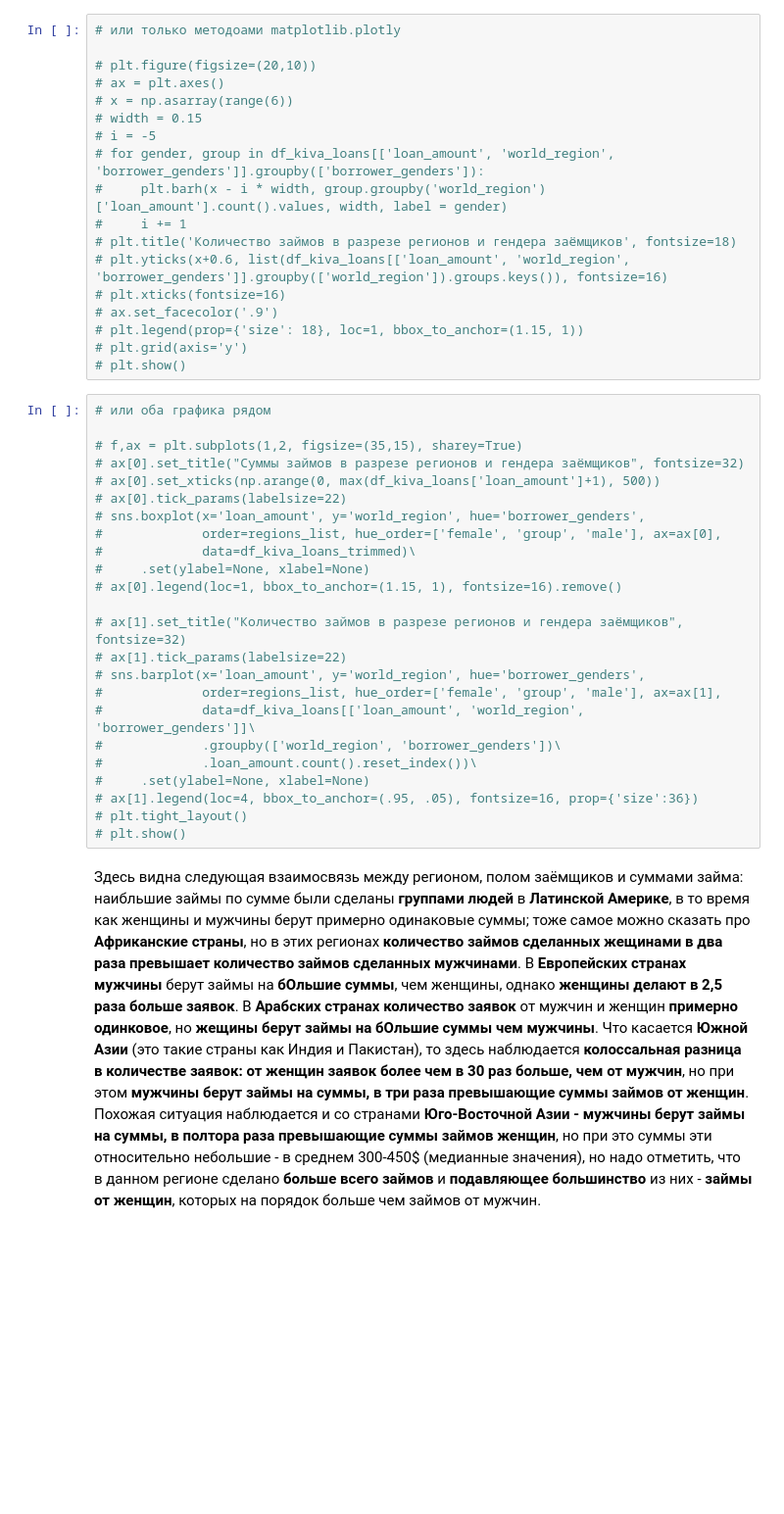
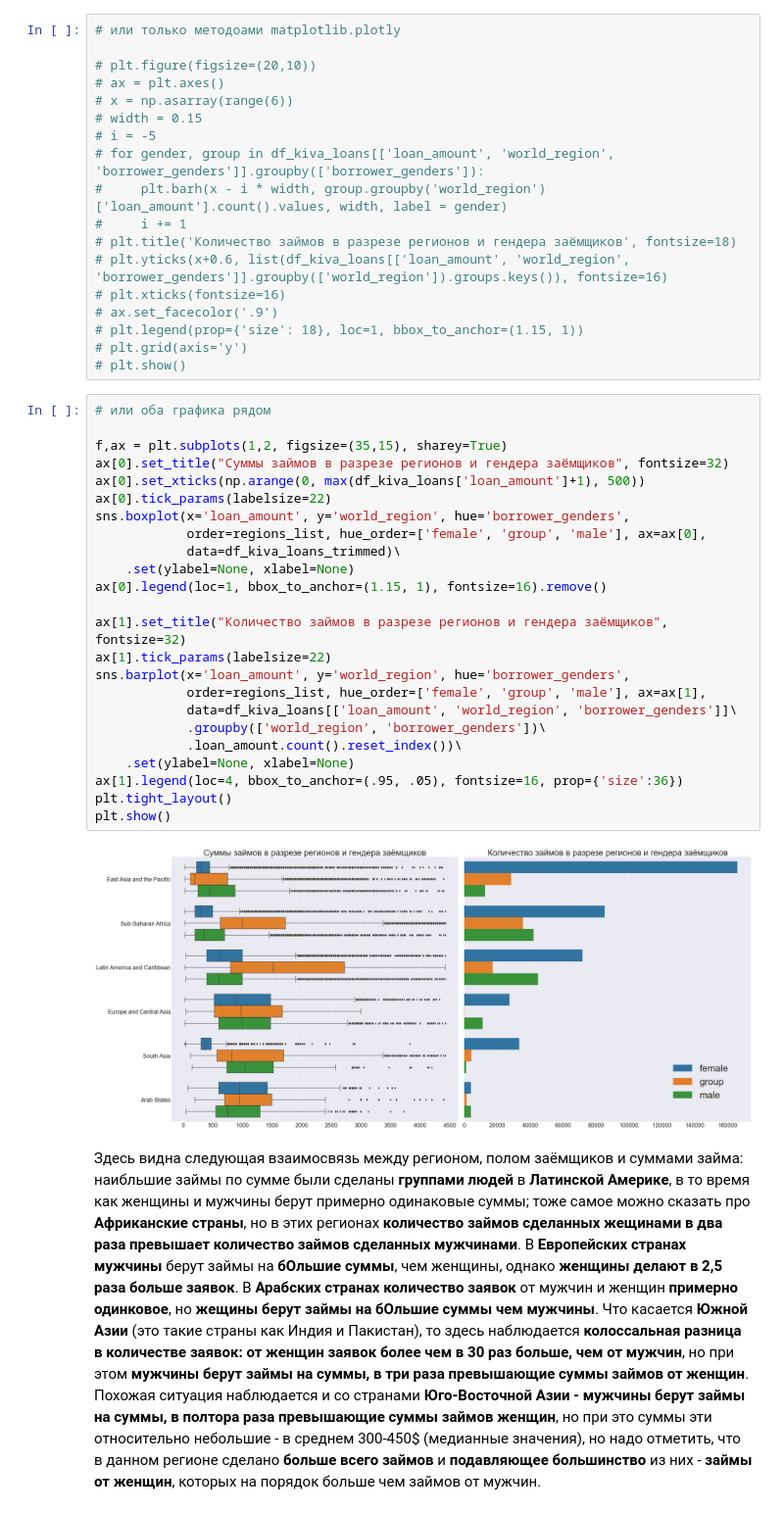
Before and after one commit to greymetall/data_science, a Jupyter notebook: Exploratory_Data_Analysis_(EDA)_&_reports_prep-Kiva.org/EDA_Kiva.org.ipynb, the cells around one changed output. Shown at 98% size. Cells and saved outputs as stored; diff of their text form; blank space fills up the shorter version.

Commit message:
EDA_Kiva.org: reduced some cells

```diff
--- a/Exploratory_Data_Analysis_(EDA)_&_reports_prep-Kiva.org/EDA_Kiva.org.ipynb
+++ b/Exploratory_Data_Analysis_(EDA)_&_reports_prep-Kiva.org/EDA_Kiva.org.ipynb
@@ -1299,27 +988,29 @@ plt.show()
 # %%
 # или оба графика рядом
 
-# f,ax = plt.subplots(1,2, figsize=(35,15), sharey=True)
-# ax[0].set_title("Суммы займов в разрезе регионов и гендера заёмщиков", fontsize=32)
-# ax[0].set_xticks(np.arange(0, max(df_kiva_loans['loan_amount']+1), 500))
-# ax[0].tick_params(labelsize=22)
-# sns.boxplot(x='loan_amount', y='world_region', hue='borrower_genders',
-#             order=regions_list, hue_order=['female', 'group', 'male'], ax=ax[0],
-#             data=df_kiva_loans_trimmed)\
-#     .set(ylabel=None, xlabel=None)
-# ax[0].legend(loc=1, bbox_to_anchor=(1.15, 1), fontsize=16).remove()
+f,ax = plt.subplots(1,2, figsize=(35,15), sharey=True)
+ax[0].set_title("Суммы займов в разрезе регионов и гендера заёмщиков", fontsize=32)
+ax[0].set_xticks(np.arange(0, max(df_kiva_loans['loan_amount']+1), 500))
+ax[0].tick_params(labelsize=22)
+sns.boxplot(x='loan_amount', y='world_region', hue='borrower_genders',
+            order=regions_list, hue_order=['female', 'group', 'male'], ax=ax[0],
+            data=df_kiva_loans_trimmed)\
+    .set(ylabel=None, xlabel=None)
+ax[0].legend(loc=1, bbox_to_anchor=(1.15, 1), fontsize=16).remove()
 
-# ax[1].set_title("Количество займов в разрезе регионов и гендера заёмщиков", fontsize=32)
-# ax[1].tick_params(labelsize=22)
-# sns.barplot(x='loan_amount', y='world_region', hue='borrower_genders',
-#             order=regions_list, hue_order=['female', 'group', 'male'], ax=ax[1],
-#             data=df_kiva_loans[['loan_amount', 'world_region', 'borrower_genders']]\
-#             .groupby(['world_region', 'borrower_genders'])\
-#             .loan_amount.count().reset_index())\
-#     .set(ylabel=None, xlabel=None)
-# ax[1].legend(loc=4, bbox_to_anchor=(.95, .05), fontsize=16, prop={'size':36})
-# plt.tight_layout()
-# plt.show()
+ax[1].set_title("Количество займов в разрезе регионов и гендера заёмщиков", fontsize=32)
+ax[1].tick_params(labelsize=22)
+sns.barplot(x='loan_amount', y='world_region', hue='borrower_genders',
+            order=regions_list, hue_order=['female', 'group', 'male'], ax=ax[1],
+            data=df_kiva_loans[['loan_amount', 'world_region', 'borrower_genders']]\
+            .groupby(['world_region', 'borrower_genders'])\
+            .loan_amount.count().reset_index())\
+    .set(ylabel=None, xlabel=None)
+ax[1].legend(loc=4, bbox_to_anchor=(.95, .05), fontsize=16, prop={'size':36})
+plt.tight_layout()
+plt.show()
+# %% [output]
+[figure, added]
 # %% [markdown]
 Здесь видна следующая взаимосвязь между регионом, полом заёмщиков и суммами займа: наибльшие займы по сумме были сделаны **группами людей** в **Латинской Америке**, в то время как женщины и мужчины берут примерно одинаковые суммы; тоже самое можно сказать про **Африканские страны**, но в этих регионах **количество займов сделанных жещинами в два раза превышает количество займов сделанных мужчинами**. В **Европейских странах мужчины** берут займы на **бОльшие суммы**, чем женщины, однако **женщины делают в 2,5 раза больше заявок**. В **Арабских странах количество заявок** от мужчин и женщин **примерно одинковое**, но **жещины берут займы на бОльшие суммы чем мужчины**. Что касается **Южной Азии** (это такие страны как Индия и Пакистан), то здесь наблюдается **колоссальная разница в количестве заявок: от женщин заявок более чем в 30 раз больше, чем от мужчин**, но при этом **мужчины берут займы на суммы, в три раза превышающие суммы займов от женщин**. Похожая ситуация наблюдается и со странами **Юго-Восточной Азии - мужчины берут займы на суммы, в полтора раза превышающие суммы займов женщин**, но при это суммы эти относительно небольшие - в среднем 300-450$ (медианные значения), но надо отметить, что в данном регионе сделано **больше всего займов** и **подавляющее большинство** из них - **займы от женщин**, которых на порядок больше чем займов от мужчин.
 # %% [markdown]
```
Also changed, not shown: parts of 43 cells of this notebook, 1 other file.
